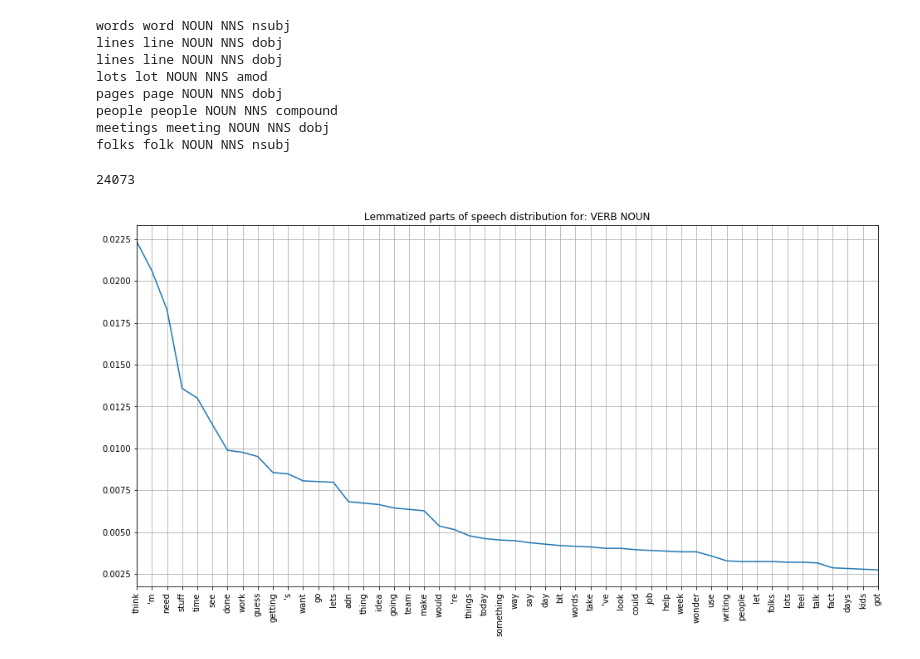
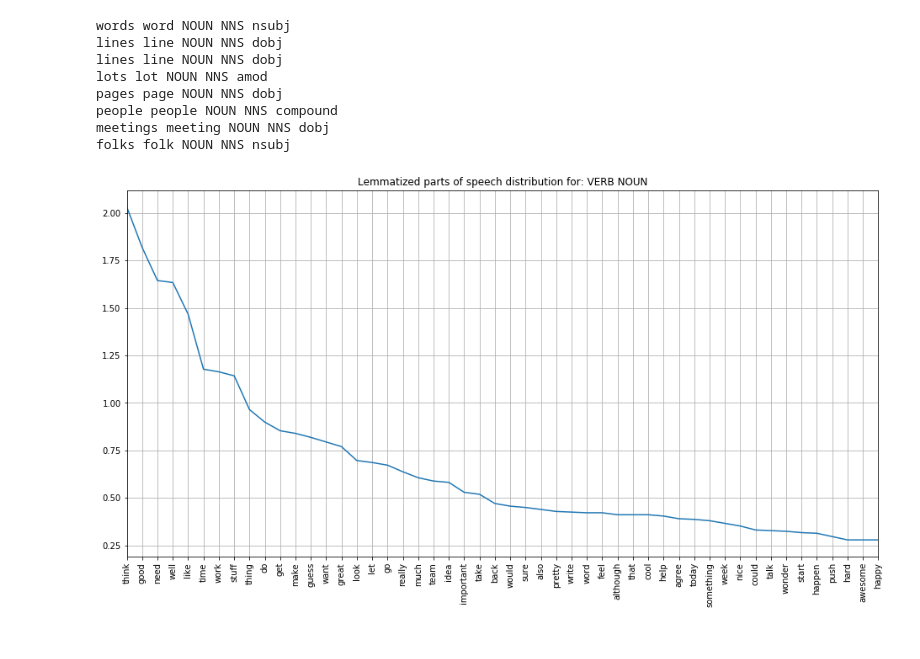
Before and after one commit to idvorkin/jupyter, a Jupyter notebook: PlayNLP.ipynb, the cells around one changed output. Drawn from its saved outputs; the diff is of its cells as text; code cells hidden in the pictures.

```diff
--- a/PlayNLP.ipynb
+++ b/PlayNLP.ipynb
@@ -65,7 +65,7 @@ words = [word for word in words if not word in stops and not word in remove_word
 # Same as NLTK FreqDist, except normalized.
 def GraphWordDistribution(words, title="", skip=0, length=50 ) -> None:
     pd2 = DataFrame(words, columns="word".split())
-    pd2["word"].value_counts(normalize=True).iloc[skip:skip+length] \
+    pd2["word"].value_counts(normalize=True).apply(lambda r: r*100).iloc[skip:skip+length] \
         .plot(rot=90, xticks=range(length), grid=True, title = title)
 
 GraphWordDistribution(words, title="Normalized Word Distribution")
@@ -105,17 +107,15 @@ meetings meeting NOUN NNS dobj
 folks folk NOUN NNS nsubj
 # %%
 #interesting =  [token for token in  doc]
-# interesting = [ token for token in doc if token.pos_ != "PUNCT" and token.pos_ != "SYM" and len(token.text) > 3]
 
 
 # Parts of speech: https://spacy.io/usage/linguistic-features
 interesting_pos = "VERB NOUN"
 interesting_post_set = set(interesting_pos.split())
-interesting =  [token for token in  doc if token.pos_ in interesting_post_set]
-interesting_words = [token.text for token in interesting ]
-print(len(interesting_words))
+# interesting =  [token for token in  doc if token.pos_ in interesting_post_set]
+#interesting = [ token for token in doc if token.pos_ != "PUNCT" and token.pos_ != "SYM" and len(token.text) > 3]
+interesting_words = [token.lemma_ for token in interesting ]
 
 GraphWordDistribution(interesting_words, title=f"Lemmatized parts of speech distribution for: {interesting_pos}", length=50)
 # %% [output]
-24073
-[figure, old version]
+[figure, new version]
```
Also changed, not shown: parts of 3 cells of this notebook.
